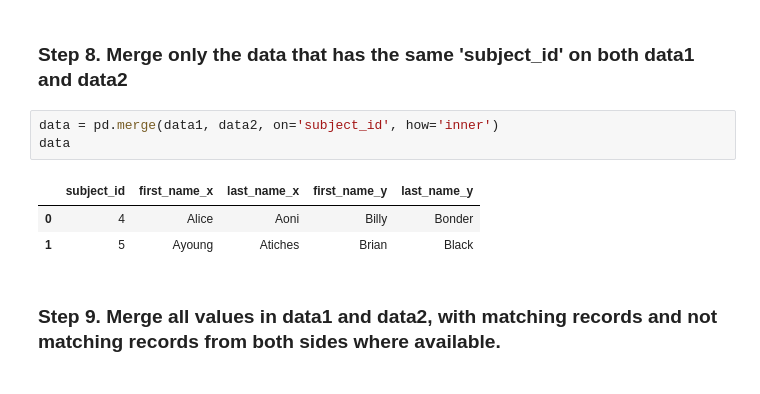
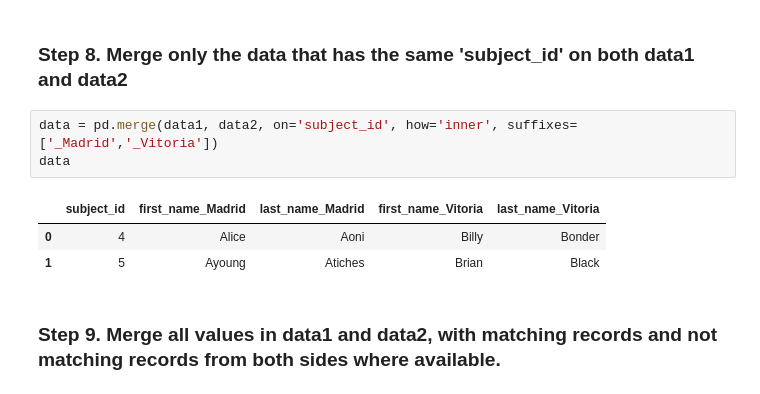
Before and after one commit to ana-macias/PRUEBA, a Jupyter notebook: 2-Data_analysis/2-Pandas/Practica/5-Fictitous_Names/Fictitous_names.ipynb, the cells around one changed output. Drawn from its saved outputs; the diff is of its cells as text.

```diff
--- a/2-Data_analysis/2-Pandas/Practica/5-Fictitous_Names/Fictitous_names.ipynb
+++ b/2-Data_analysis/2-Pandas/Practica/5-Fictitous_Names/Fictitous_names.ipynb
@@ -135,10 +150,10 @@ merged
 # %% [markdown]
 ### Step 8. Merge only the data that has the same 'subject_id' on both data1 and data2
 # %%
-data = pd.merge(data1, data2, on='subject_id', how='inner')
+data = pd.merge(data1, data2, on='subject_id', how='inner', suffixes= ['_Madrid','_Vitoria'])
 data
 # %% [output]
-|  | subject_id | first_name_x | last_name_x | first_name_y | last_name_y |
+|  | subject_id | first_name_Madrid | last_name_Madrid | first_name_Vitoria | last_name_Vitoria |
 | 0 | 4 | Alice | Aoni | Billy | Bonder |
 | 1 | 5 | Ayoung | Atiches | Brian | Black |
 # %% [markdown]
```
Also changed, not shown: parts of 5 cells of this notebook, 1 other file.
